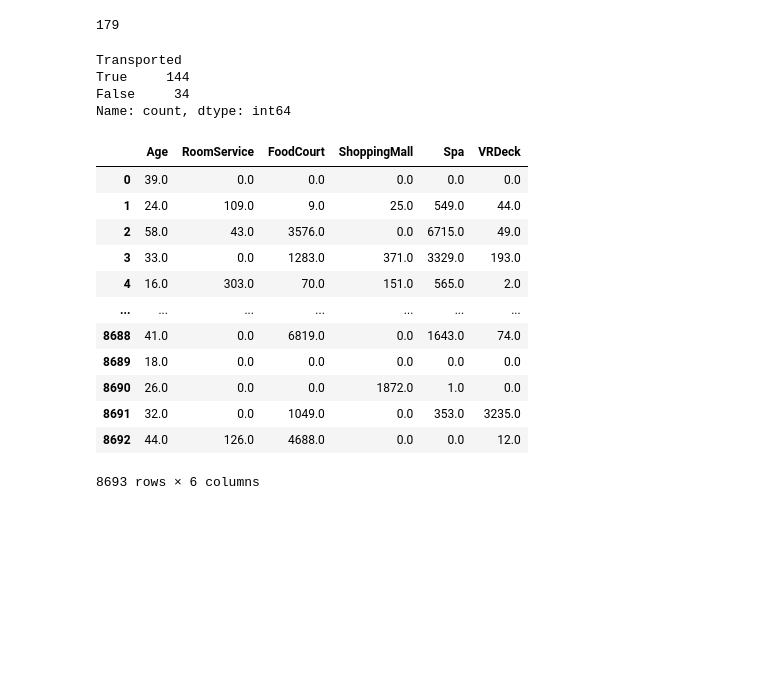
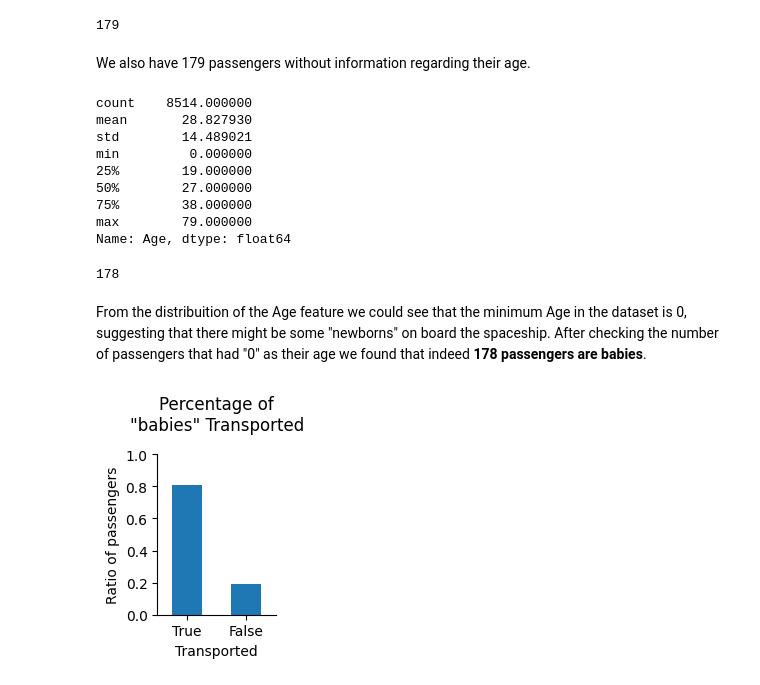
Before and after one commit to AJSDias/space_titanic, a Jupyter notebook: titanic_eda.ipynb, the cells around one changed output. Saved outputs shown, nothing was run; the diff lists cells and outputs as text; code cells hidden in the pictures; blank space fills up the shorter version.

Commit message:
improved eda on age and room service feature

```diff
--- a/titanic_eda.ipynb
+++ b/titanic_eda.ipynb
@@ -493,26 +495,33 @@ Unlike what one might expect, being a VIP passenger does not appear to be correl
 data['Age'].isna().sum()
 # %% [output]
 179
+# %% [markdown]
+We also have 179 passengers without information regarding their age.
+# %%
+data['Age'].describe()
+# %% [output]
+count    8514.000000
+mean       28.827930
+std        14.489021
+min         0.000000
+25%        19.000000
+50%        27.000000
+75%        38.000000
+max        79.000000
+Name: Age, dtype: float64
 # %%
-data[data['Age']==0].Transported.value_counts()
+data[data['Age']==0].shape[0]
 # %% [output]
-Transported
-True     144
-False     34
-Name: count, dtype: int64
+178
-# %%
-data[numerical_features]
-# %% [output]
-|  | Age | RoomService | FoodCourt | ShoppingMall | Spa | VRDeck |
-| 0 | 39.0 | 0.0 | 0.0 | 0.0 | 0.0 | 0.0 |
-| 1 | 24.0 | 109.0 | 9.0 | 25.0 | 549.0 | 44.0 |
-| 2 | 58.0 | 43.0 | 3576.0 | 0.0 | 6715.0 | 49.0 |
-| 3 | 33.0 | 0.0 | 1283.0 | 371.0 | 3329.0 | 193.0 |
-| 4 | 16.0 | 303.0 | 70.0 | 151.0 | 565.0 | 2.0 |
-| ... | ... | ... | ... | ... | ... | ... |
-| 8688 | 41.0 | 0.0 | 6819.0 | 0.0 | 1643.0 | 74.0 |
-| 8689 | 18.0 | 0.0 | 0.0 | 0.0 | 0.0 | 0.0 |
-| 8690 | 26.0 | 0.0 | 0.0 | 1872.0 | 1.0 | 0.0 |
-| 8691 | 32.0 | 0.0 | 1049.0 | 0.0 | 353.0 | 3235.0 |
-| 8692 | 44.0 | 126.0 | 4688.0 | 0.0 | 0.0 | 12.0 |
-8693 rows × 6 columns
+# %% [markdown]
+From the distribuition of the Age feature we could see that the minimum Age in the dataset is 0, suggesting that there might be some "newborns" on board the spaceship. After checking the number of passengers that had "0" as their age we found that indeed **178 passengers are babies**.
+# %%
+# Distribution of rescued "babies"
+data[data['Age']==0].Transported.value_counts(normalize=True).plot.bar(figsize=(2,3), rot=0)
+plt.title('Percentage of\n"babies" Transported', y=1.1)
+plt.ylim(0,1)
+plt.ylabel('Ratio of passengers')
+sns.despine()
+plt.tight_layout()
+# %% [output]
+[figure, added]
```
Also changed, not shown: parts of 30 cells of this notebook.
